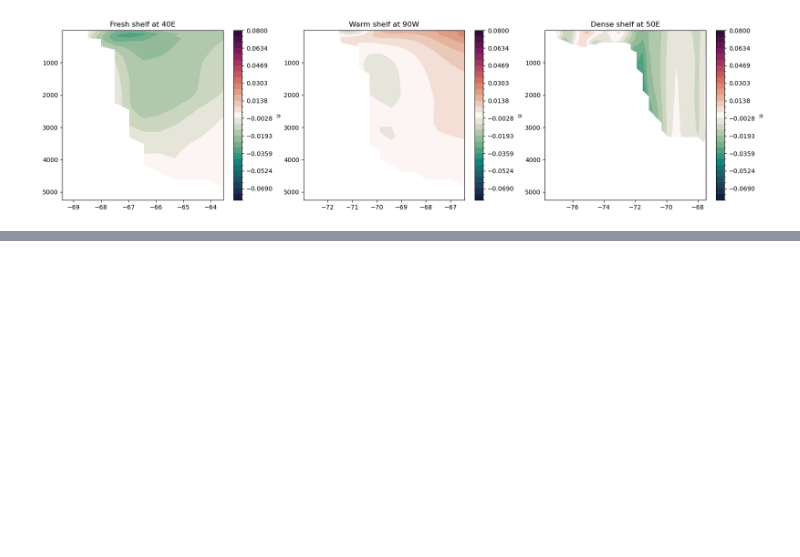
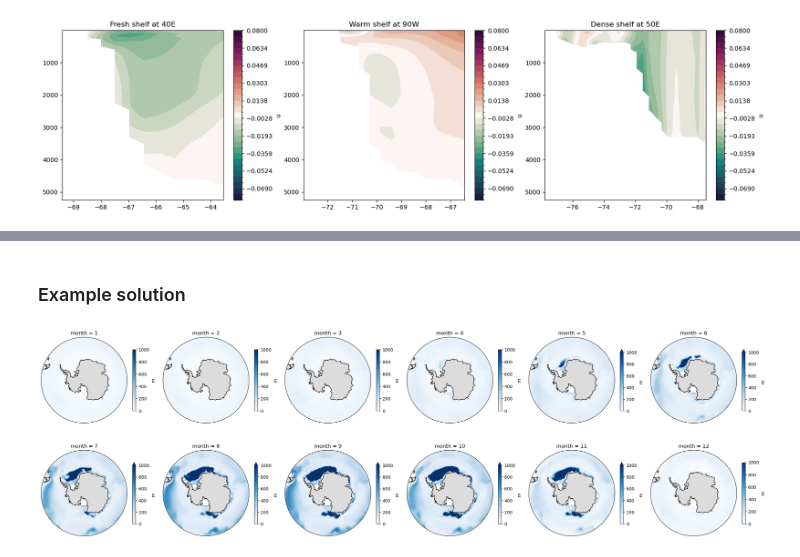
Before and after one commit to julia-neme/KSA_Observations_Modelling, a Jupyter notebook: Class5/2_Exploring_ACCESS-OM2_with_results.ipynb, the cells around one changed output, grey strips where cells are left out. Cells and saved outputs as stored; diff of their text form; code cells hidden in the pictures; blank space fills up the shorter version.

```diff
--- a/Class5/2_Exploring_ACCESS-OM2_with_results.ipynb
+++ b/Class5/2_Exploring_ACCESS-OM2_with_results.ipynb
@@ -378,0 +400,19 @@ for ax in axs:
+# %% [markdown]
+### Example solution
+# %%
+ds = xr.open_dataset('/home/561/jn8053/g_jk72/KSA_Observations_Modelling/Class5/data/access-om2_temp_salt_mld_clim_2000-2018.nc')
+ds['temp'] = ds['temp']-273.15
+ds_ice = xr.open_dataset('/home/561/jn8053/g_jk72/KSA_Observations_Modelling/Class5/data/access-om2_sea_ice_cc_clim_2000-2018.nc')
+# %%
+# Plot 12 months of mixed layer depth
+fig, axs = plt.subplots(2, 6, subplot_kw = {'projection': ccrs.SouthPolarStereo()}, figsize = (24, 8))
+axs = axs.flatten()
+for ax in axs:
+    ax = stereographic_axis(ax)
+    ax.set_extent([-180, 180, -80, -50], crs = ccrs.PlateCarree())
+for m in ds['month']:
+    ds['mld'].sel(month = m).plot(ax = axs[m-1], vmin = 0, vmax = 1000, cmap = 'Blues', transform = ccrs.PlateCarree(),
+                                  cbar_kwargs = {'shrink':0.5, 'label':'m'})
+plt.tight_layout();
+# %% [output]
+[figure, added]
```
Also changed, not shown: parts of 8 cells of this notebook, 4 other files.
